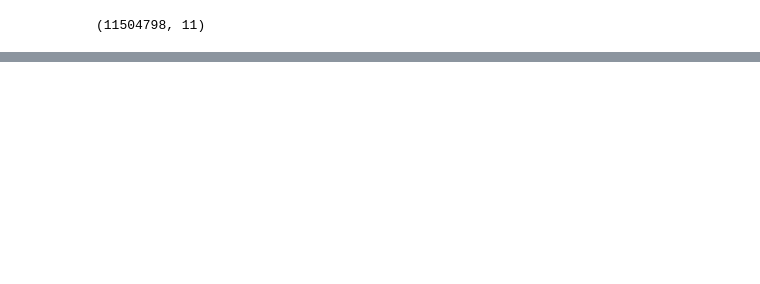
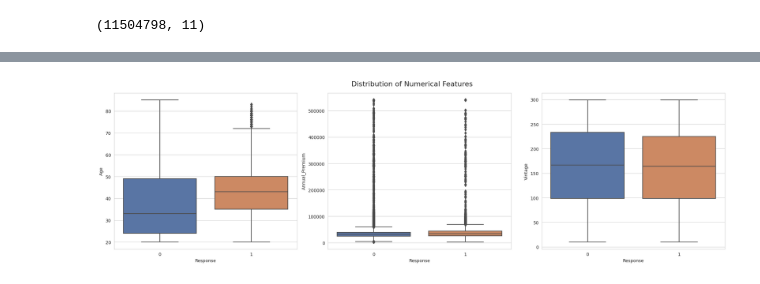
Before and after one commit to khizon/data_analysis, a Jupyter notebook: Insurance/src/exploration.ipynb, the cells around one changed output, grey strips where cells are left out. Drawn from its saved outputs; the diff is of its cells as text; code cells hidden in the pictures; blank space fills up the shorter version.

```diff
--- a/Insurance/src/exploration.ipynb
+++ b/Insurance/src/exploration.ipynb
@@ -39,11 +47,9 @@ train.shape
 # %%
 target = 'Response'
 num_cols = ['Age', 'Annual_Premium', 'Vintage']
-cat_cols = ['Gender', 'Driving_License', 'Region_Code', 'Previously_Insured', 'Vehicle_Damage', 'Policy_Sales_Channel']
-ordinal_cols = ['Vehicle_Age']
+cat_cols = ['Gender', 'Driving_License', 'Region_Code', 'Previously_Insured', 'Vehicle_Damage', 'Policy_Sales_Channel', 'Vehicle_Age']
 
 train[cat_cols] = train[cat_cols].astype('category')
-train[ordinal_cols] = train[ordinal_cols].astype('category')
 train.describe(include='all')
 # %% [output]
 |  | Gender | Age | Driving_License | Region_Code | Previously_Insured | Vehicle_Age | Vehicle_Damage | ... |
@@ -133,0 +67,4 @@ plt.show()
+# %%
+boxplot_by_category(train, num_cols, target, 'Distribution of Numerical Features')
+# %% [output]
+[figure, added]
```
Also changed, not shown: parts of 6 cells of this notebook, 1 other file.
